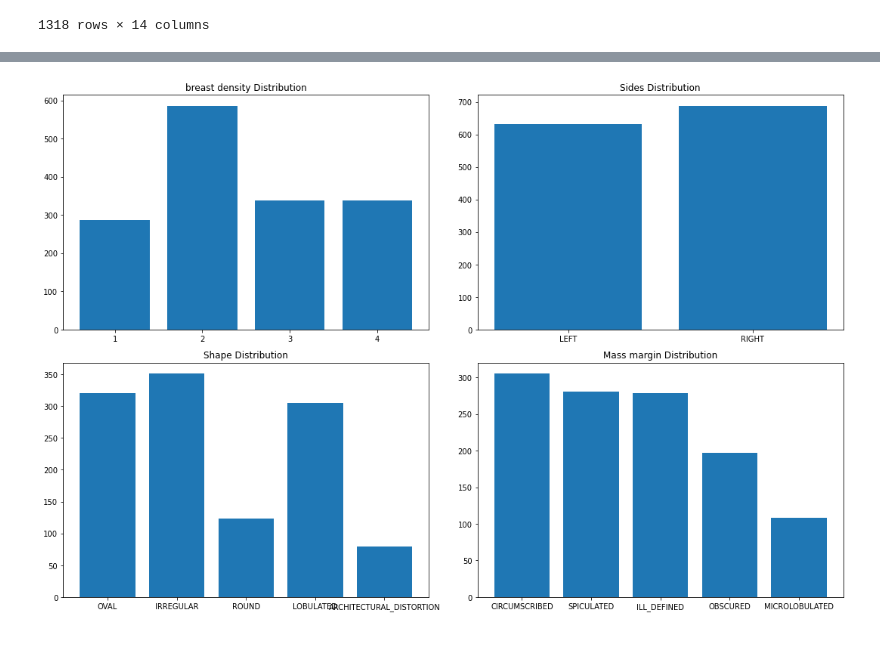
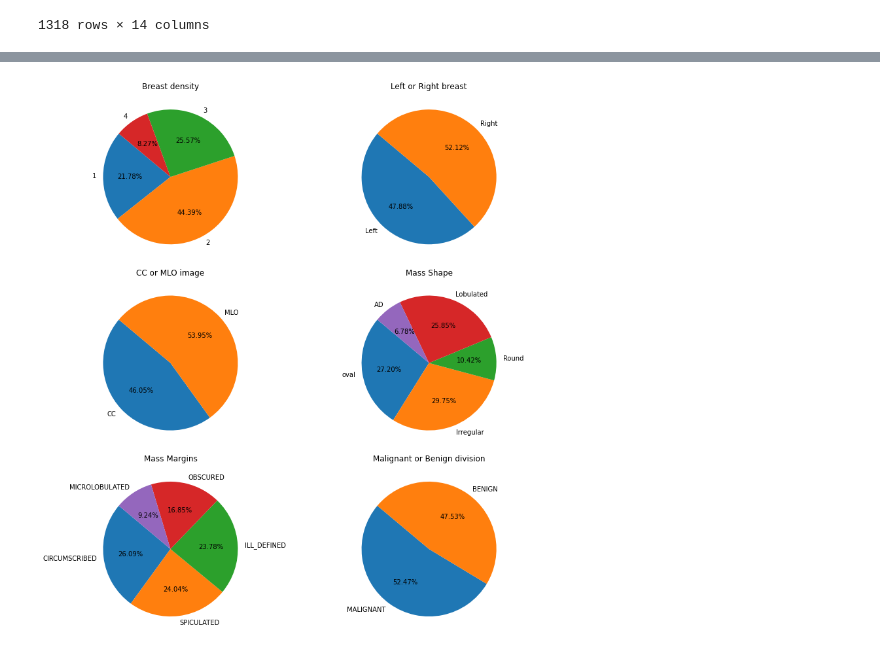
Before and after one commit to MayaHayat/FinalProject-DDSM, a Jupyter notebook: FinalProject-DDSM.ipynb, the cells around one changed output, grey strips where cells are left out. Drawn from its saved outputs; the diff is of its cells as text; code cells hidden in the pictures.

```diff
--- a/FinalProject-DDSM.ipynb
+++ b/FinalProject-DDSM.ipynb
@@ -143,3 +155,7 @@ mass
 | 1316 | P_02092 | 2 | LEFT | CC | 1 | mass | ... |
 | 1317 | P_02092 | 2 | LEFT | MLO | 1 | mass | ... |
 1318 rows × 14 columns
+# %%
+# Drop irrelevant columns
+mass = mass.drop(['abnormality type', 'abnormality id','image file path', 'ROI mask file path', 'cropped image file path'], axis=1)
+mass
@@ -166,66 +219,72 @@ memory usage: 144.3+ KB
 # %%
-import matplotlib.pyplot as plt
+# Create a 2x2 grid of subplots
+fig, ax = plt.subplots(3, 2, figsize=(12, 12))
+((ax1, ax2),(ax3, ax4), (ax5, ax6)) = ax
 
-# Create a 2x2 grid of subplots
-fig, ax = plt.subplots(2, 2, figsize=(15, 10))
-((ax1, ax2), (ax3, ax4)) = ax
+# Subplot 1: Laterality Distribution
+density_count = mass['breast_density'].value_counts()
+count_1 = density_count.loc[1]
+count_2 = density_count.loc[2]
+count_3 = density_count.loc[3]
+count_4 = density_count.loc[4]
 
-# Subplot 1: Density Distribution
-density_counts = mass['breast_density'].value_counts()
-count_1 = density_counts.get(1, 0)
-count_2 = density_counts.get(2, 0)
-count_3 = density_counts.get(3, 0)
-count_4 = density_counts.get(4, 0)
-
-density_labels = ['1', '2', '3', '4']
-density_counts = [count_1, count_2, count_3, count_3]
-
-ax1.bar(density_labels, density_counts)
-ax1.set_title('breast density Distribution')
-
-# Subplot 2: Sides Distribution
-sides_count = mass['left or right breast'].value_counts()
-count_left = sides_count.get('LEFT', 0)
-count_right = sides_count.get('RIGHT', 0)
-
-sides_labels = ['LEFT', 'RIGHT']
-sides_count = [count_left, count_right]
-
-ax2.bar(orientation_labels, orientation_counts)
-ax2.set_title('Sides Distribution')
+ax1.pie([count_1, count_2, count_3, count_4], labels=['1', '2', '3', '4'], autopct='%1.2f%%', startangle=140)
+ax1.set_title('Breast density')
 
 
-# Subplot 3: Shape Distribution
+# Subplot 2: Orientation Distribution
+mass_side = mass['left or right breast'].value_counts()
+count_Left = mass_side.get('LEFT', 0)
+count_Right = mass_side.get('RIGHT', 0)
+
+ax2.pie([count_Left, count_Right], labels=['Left', 'Right'], autopct='%1.2f%%', startangle=140)
+ax2.set_title('Left or Right breast')
+
+
+# Subplot 3: CC vs MLO
+mass_side = mass['image view'].value_counts()
+count_CC = mass_side.get('CC', 0)
+count_MLO = mass_side.get('MLO', 0)
+
+ax3.pie([count_CC, count_MLO], labels=['CC', 'MLO'], autopct='%1.2f%%', startangle=140)
+ax3.set_title('CC or MLO image')
+
+
+# Subplot 4: mass shape
 mass_shape_count = mass['mass shape'].value_counts()
 count_oval = mass_shape_count.get('OVAL', 0)
 count_irregular = mass_shape_count.get('IRREGULAR', 0)
 count_round = mass_shape_count.get('ROUND', 0)
 count_lobulated = mass_shape_count.get('LOBULATED', 0)
 count_ad = mass_shape_count.get('ARCHITECTURAL_DISTORTION', 0)
 
-shape_labels = ['OVAL', 'IRREGULAR', 'ROUND', 'LOBULATED', 'ARCHITECTURAL_DISTORTION']
-shape_count = [count_oval, count_irregular, count_round, count_lobulated, count_ad]
+ax4.pie([count_oval, count_irregular, count_round, count_lobulated,count_ad], labels=['oval', 'Irregular', 'Round', 'Lobulated', 'AD'], autopct='%1.2f%%', startangle=140)
+ax4.set_title('Mass Shape')
 
-ax3.bar(shape_labels, shape_count)
-ax3.set_title('Shape Distribution')
 
-# Subplot 4: Density Distribution
-mass_shape_count = mass['mass margins'].value_counts()
-count_c = mass_shape_count.get('CIRCUMSCRIBED', 0)
-count_s = mass_shape_count.get('SPICULATED', 0)
-count_illdef = mass_shape_count.get('ILL_DEFINED', 0)
-count_obscured = mass_shape_count.get('OBSCURED', 0)
-count_m = mass_shape_count.get('MICROLOBULATED', 0)
+# Subplot 5: mass margins
+mass_margin_count = mass['mass margins'].value_counts()
+count_c = mass_margin_count.get('CIRCUMSCRIBED', 0)
+count_s = mass_margin_count.get('SPICULATED', 0)
+count_illdef = mass_margin_count.get('ILL_DEFINED', 0)
+count_obscured = mass_margin_count.get('OBSCURED', 0)
+count_m = mass_margin_count.get('MICROLOBULATED', 0)
 
-shape_labels = ['CIRCUMSCRIBED', 'SPICULATED', 'ILL_DEFINED', 'OBSCURED', 'MICROLOBULATED']
-shape_count = [count_c, count_s, count_illdef, count_obscured, count_m]
+ax5.pie([count_c, count_s, count_illdef, count_obscured, count_m], labels=['CIRCUMSCRIBED', 'SPICULATED', 'ILL_DEFINED', 'OBSCURED', 'MICROLOBULATED'], autopct='%1.2f%%', startangle=140)
+ax5.set_title('Mass Margins')
 
-ax4.bar(shape_labels, shape_count)
-ax4.set_title('Mass margin Distribution')
+
+# Subplot 6: Malignant or benign
+mass_side = mass['pathology'].value_counts()
+count_malignant = mass_side.get('MALIGNANT', 0)
+count_benign = mass_side.get('BENIGN', 0)
+
+ax6.pie([count_malignant, count_benign], labels=['MALIGNANT', 'BENIGN'], autopct='%1.2f%%', startangle=140)
+ax6.set_title('Malignant or Benign division')
 
 
 # Adjust layout and display the plot
 plt.tight_layout()
 plt.show()
 # %% [output]
-[figure, old version]
+[figure, new version]
```
Also changed, not shown: parts of 26 cells of this notebook.
